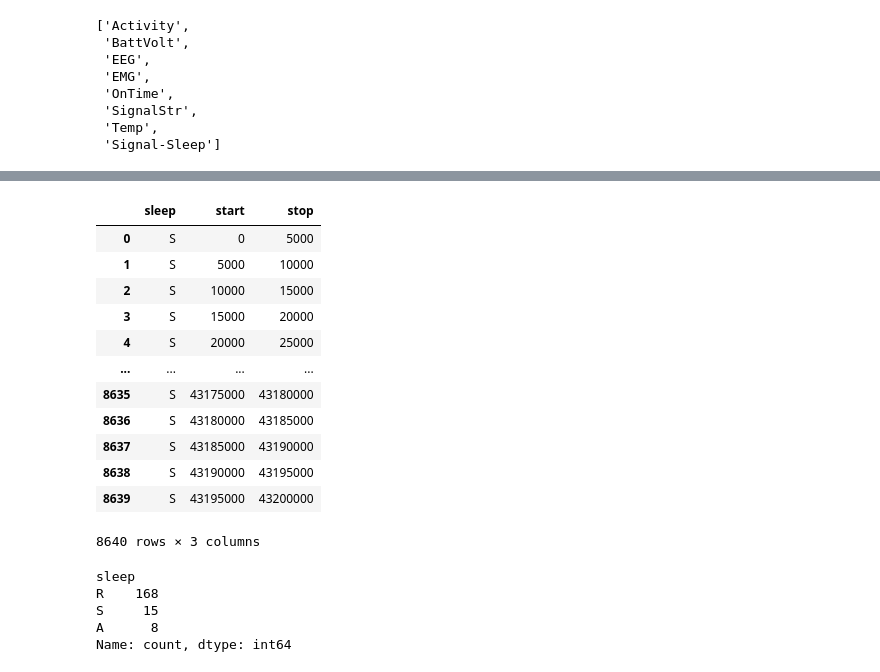
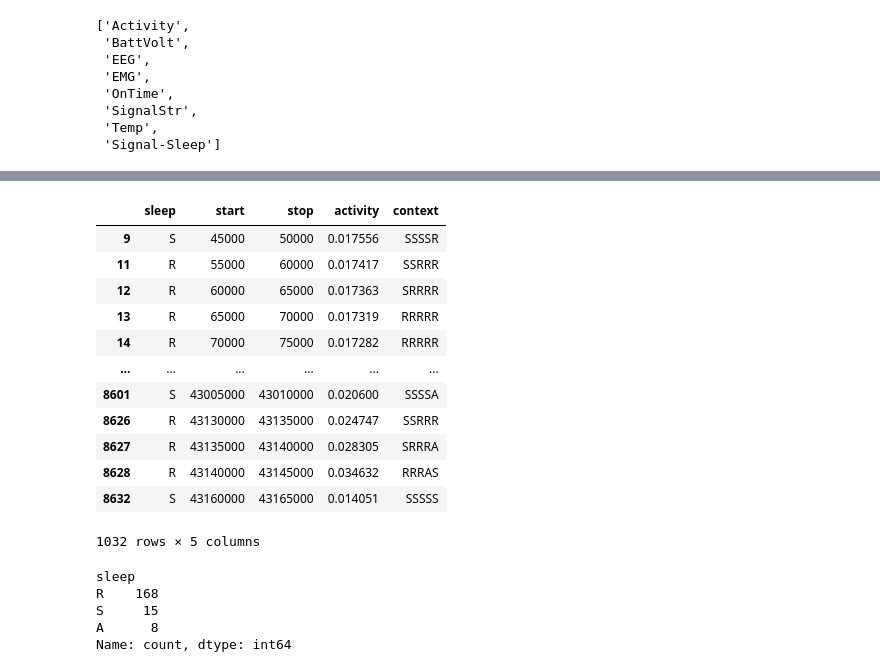
Before and after one commit to nworley01/rembler, a Jupyter notebook: sample_exploration.ipynb, the cells around one changed output, grey strips where cells are left out. Cells and saved outputs as stored; diff of their text form; code cells hidden in the pictures.

```diff
--- a/sample_exploration.ipynb
+++ b/sample_exploration.ipynb
@@ -41,22 +116,22 @@ sample.get_data
 # %%
 df = utils.create_sleep_stage_dataframe(sample)
 df_subsampled = utils.subsample_sleep_dataframe(df)
-# %%
-df
-# %% [output]
-|  | sleep | start | stop |
-| 0 | S | 0 | 5000 |
-| 1 | S | 5000 | 10000 |
-| 2 | S | 10000 | 15000 |
-| 3 | S | 15000 | 20000 |
-| 4 | S | 20000 | 25000 |
-| ... | ... | ... | ... |
-| 8635 | S | 43175000 | 43180000 |
-| 8636 | S | 43180000 | 43185000 |
-| 8637 | S | 43185000 | 43190000 |
-| 8638 | S | 43190000 | 43195000 |
-| 8639 | S | 43195000 | 43200000 |
-8640 rows × 3 columns
+# %%
+df_subsampled
+# %% [output]
+|  | sleep | start | stop | activity | context |
+| 9 | S | 45000 | 50000 | 0.017556 | SSSSR |
+| 11 | R | 55000 | 60000 | 0.017417 | SSRRR |
+| 12 | R | 60000 | 65000 | 0.017363 | SRRRR |
+| 13 | R | 65000 | 70000 | 0.017319 | RRRRR |
+| 14 | R | 70000 | 75000 | 0.017282 | RRRRR |
+| ... | ... | ... | ... | ... | ... |
+| 8601 | S | 43005000 | 43010000 | 0.020600 | SSSSA |
+| 8626 | R | 43130000 | 43135000 | 0.024747 | SSRRR |
+| 8627 | R | 43135000 | 43140000 | 0.028305 | SRRRA |
+| 8628 | R | 43140000 | 43145000 | 0.034632 | RRRAS |
+| 8632 | S | 43160000 | 43165000 | 0.014051 | SSSSS |
+1032 rows × 5 columns
 # %%
 train_df, test_df = train_test_split(df_subsampled, stratify=df_subsampled.sleep, test_size=0.255, random_state=0)
 # %%
```
Also changed, not shown: parts of 15 cells of this notebook, 1 other file.
